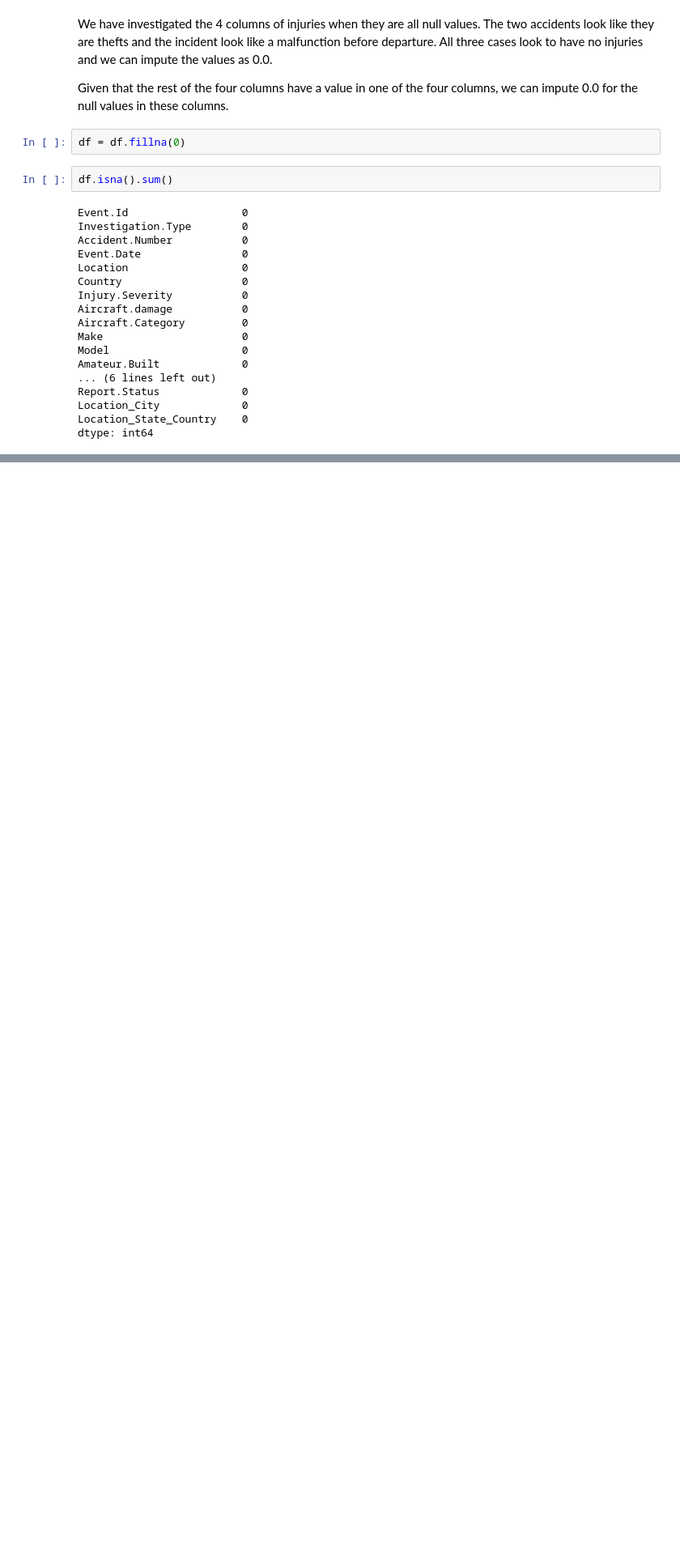
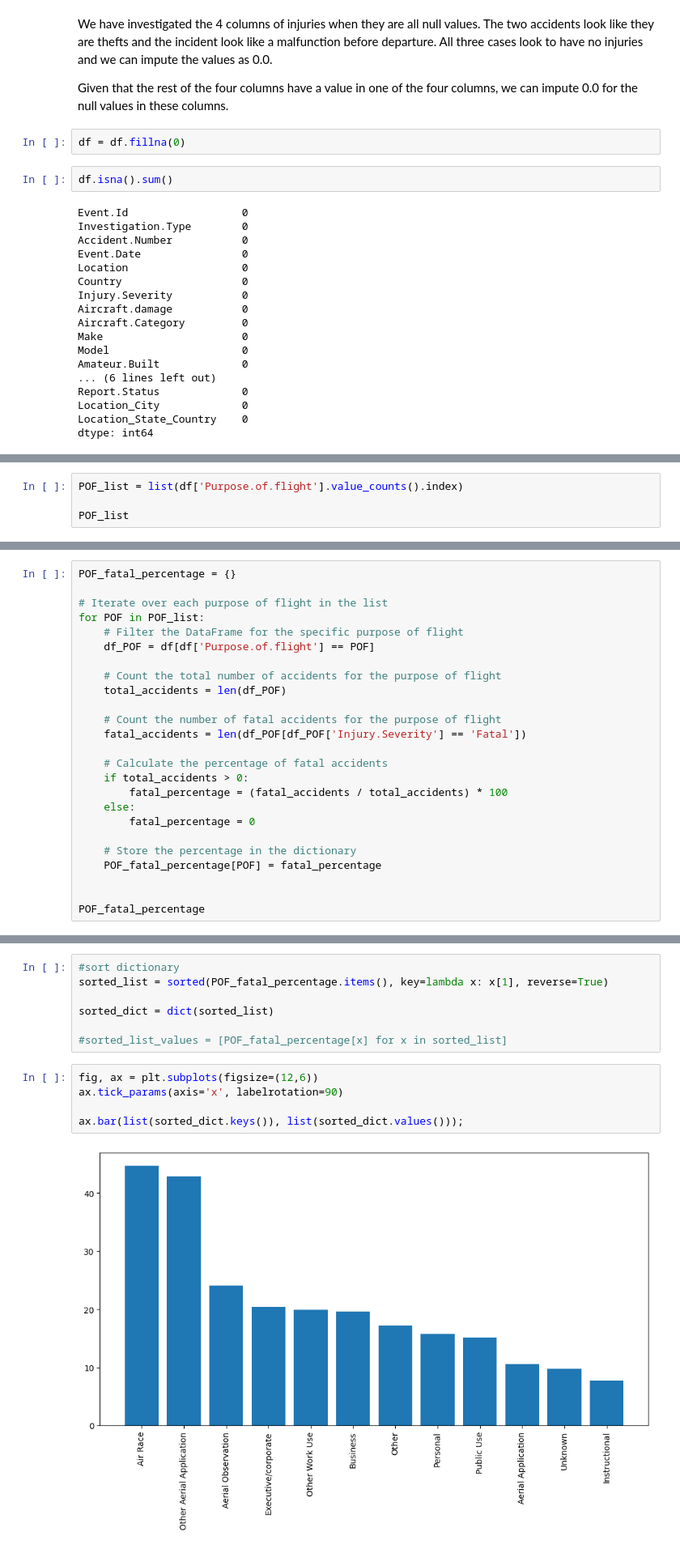
Before and after one commit to DBAfox/Phase_1_project, a Jupyter notebook: index.ipynb, the cells around one changed output, grey strips where cells are left out. Shown at 81% size. Cells and saved outputs as stored; diff of their text form; blank space fills up the shorter version.

```diff
--- a/index.ipynb
+++ b/index.ipynb
@@ -1268,0 +1368,4 @@ dtype: int64
+# %%
+POF_list = list(df['Purpose.of.flight'].value_counts().index)
+
+POF_list
@@ -1268,0 +1385,25 @@ dtype: int64
+# %%
+POF_fatal_percentage = {}
+
+# Iterate over each purpose of flight in the list
+for POF in POF_list:
+    # Filter the DataFrame for the specific purpose of flight
+    df_POF = df[df['Purpose.of.flight'] == POF]
+
+    # Count the total number of accidents for the purpose of flight
+    total_accidents = len(df_POF)
+
+    # Count the number of fatal accidents for the purpose of flight
+    fatal_accidents = len(df_POF[df_POF['Injury.Severity'] == 'Fatal'])
+
+    # Calculate the percentage of fatal accidents
+    if total_accidents > 0:
+        fatal_percentage = (fatal_accidents / total_accidents) * 100
+    else:
+        fatal_percentage = 0
+
+    # Store the percentage in the dictionary
+    POF_fatal_percentage[POF] = fatal_percentage
+
+
+POF_fatal_percentage
@@ -1268,0 +1423,14 @@ dtype: int64
+# %%
+#sort dictionary
+sorted_list = sorted(POF_fatal_percentage.items(), key=lambda x: x[1], reverse=True)
+
+sorted_dict = dict(sorted_list)
+
+#sorted_list_values = [POF_fatal_percentage[x] for x in sorted_list]
+# %%
+fig, ax = plt.subplots(figsize=(12,6))
+ax.tick_params(axis='x', labelrotation=90)
+
+ax.bar(list(sorted_dict.keys()), list(sorted_dict.values()));
+# %% [output]
+[figure, added]
```
Also changed, not shown: parts of 77 cells of this notebook.
